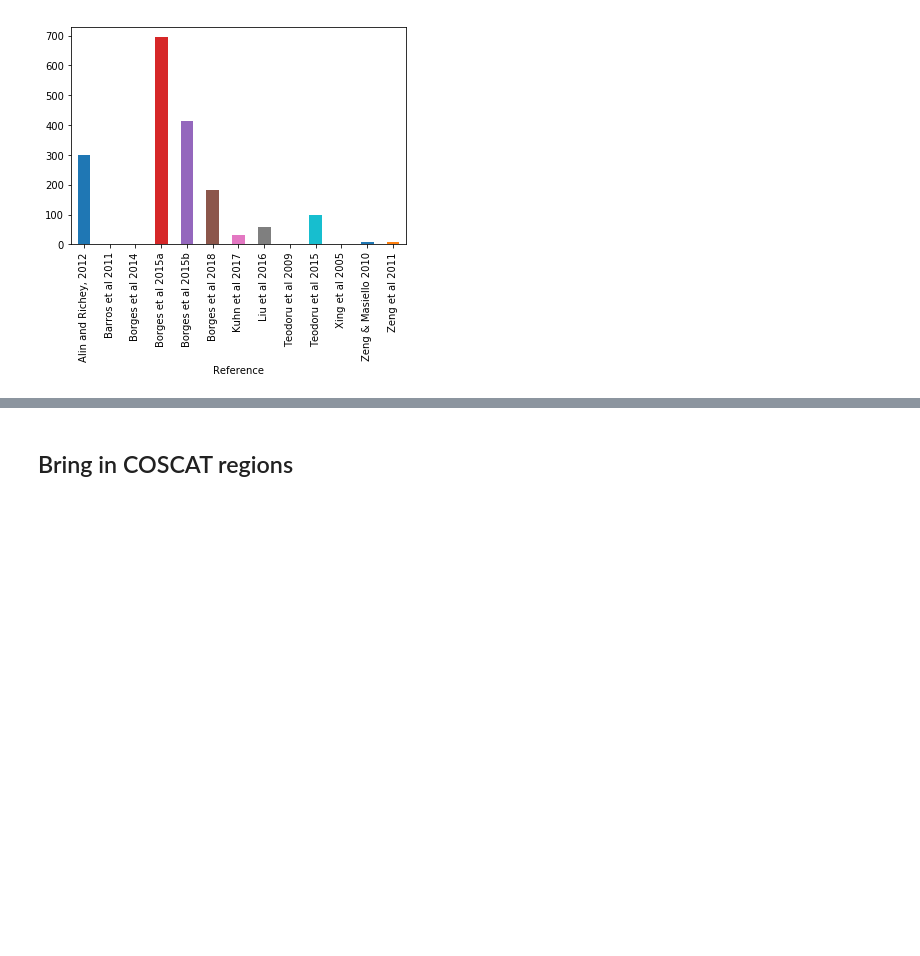
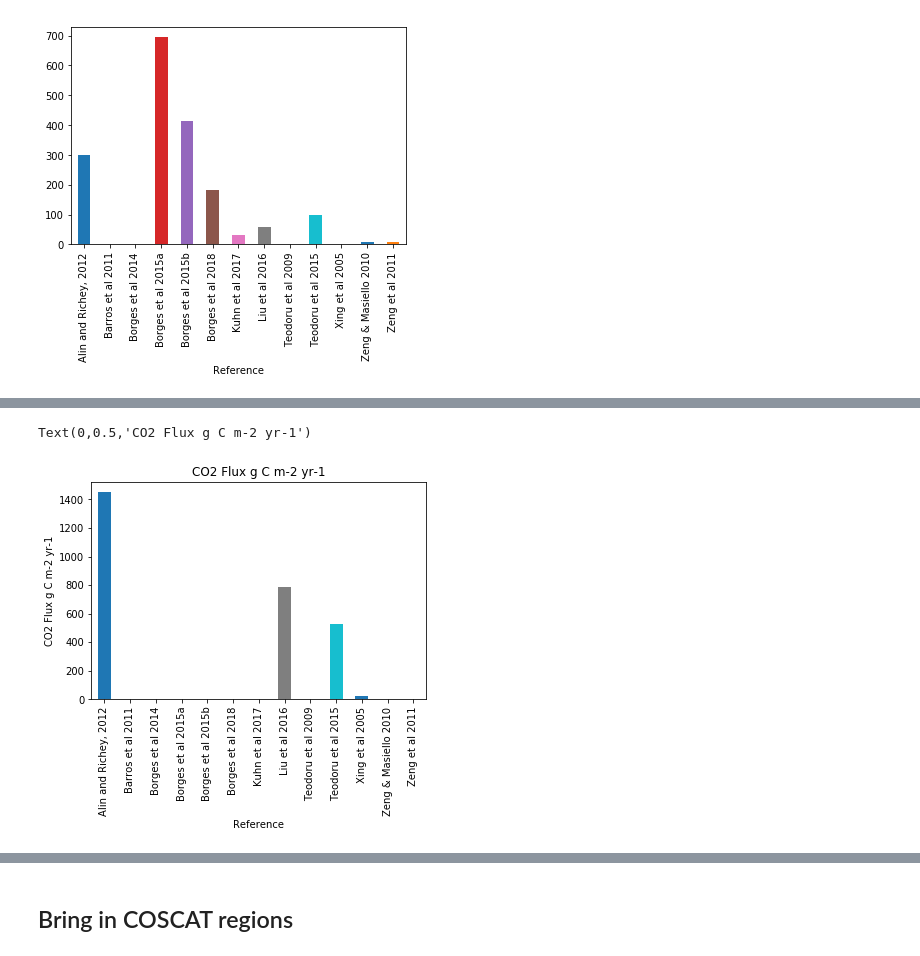
Before and after one commit to geohackweek/ghw2018_web_portal_inlandwater_co2, a Jupyter notebook: notebooks/Exploratory Data Analysis.ipynb, the cells around one changed output, grey strips where cells are left out. Cells and saved outputs as stored; diff of their text form; code cells hidden in the pictures; blank space fills up the shorter version.

```diff
--- a/notebooks/Exploratory Data Analysis.ipynb
+++ b/notebooks/Exploratory Data Analysis.ipynb
@@ -46,0 +54,7 @@ df.groupby(['Reference'])['CO2'].median().plot(kind = 'bar')
+# %%
+df.groupby(['Reference'])['CO2 Flux'].median().plot(kind = 'bar')
+plt.title('CO2 Flux g C m-2 yr-1')
+plt.ylabel('CO2 Flux g C m-2 yr-1')
+# %% [output]
+Text(0,0.5,'CO2 Flux g C m-2 yr-1')
+[figure, added]
```
Also changed, not shown: parts of 35 cells of this notebook, 2 other files.
